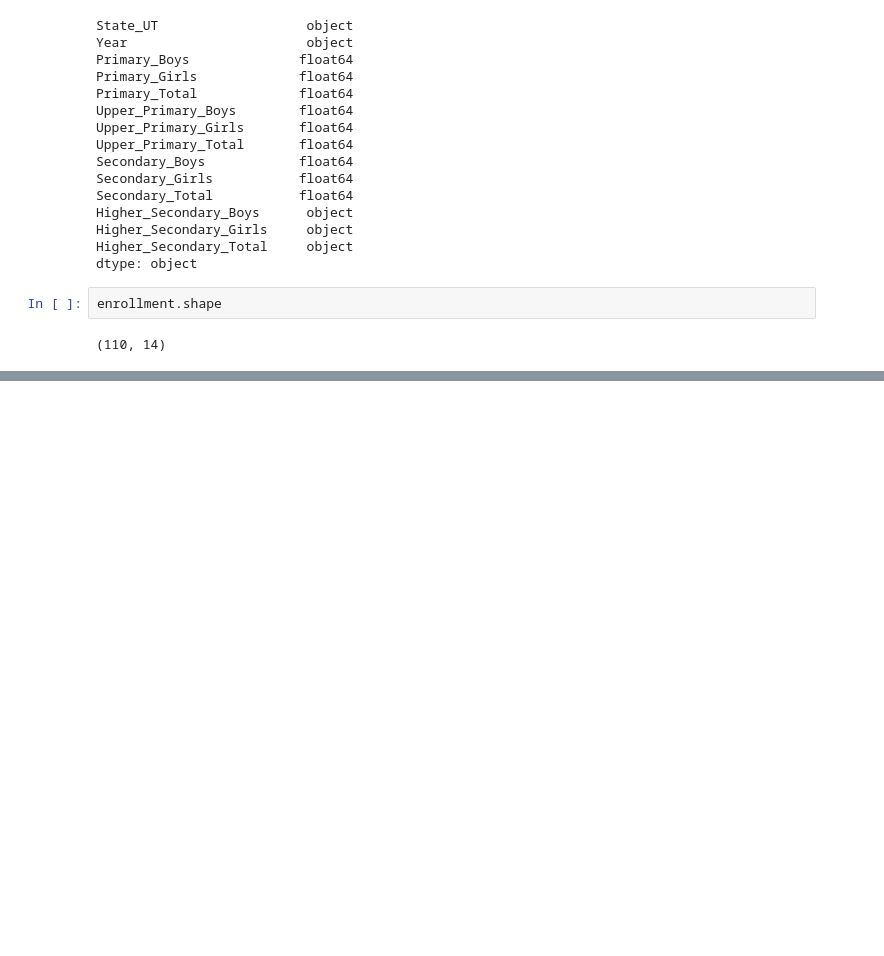
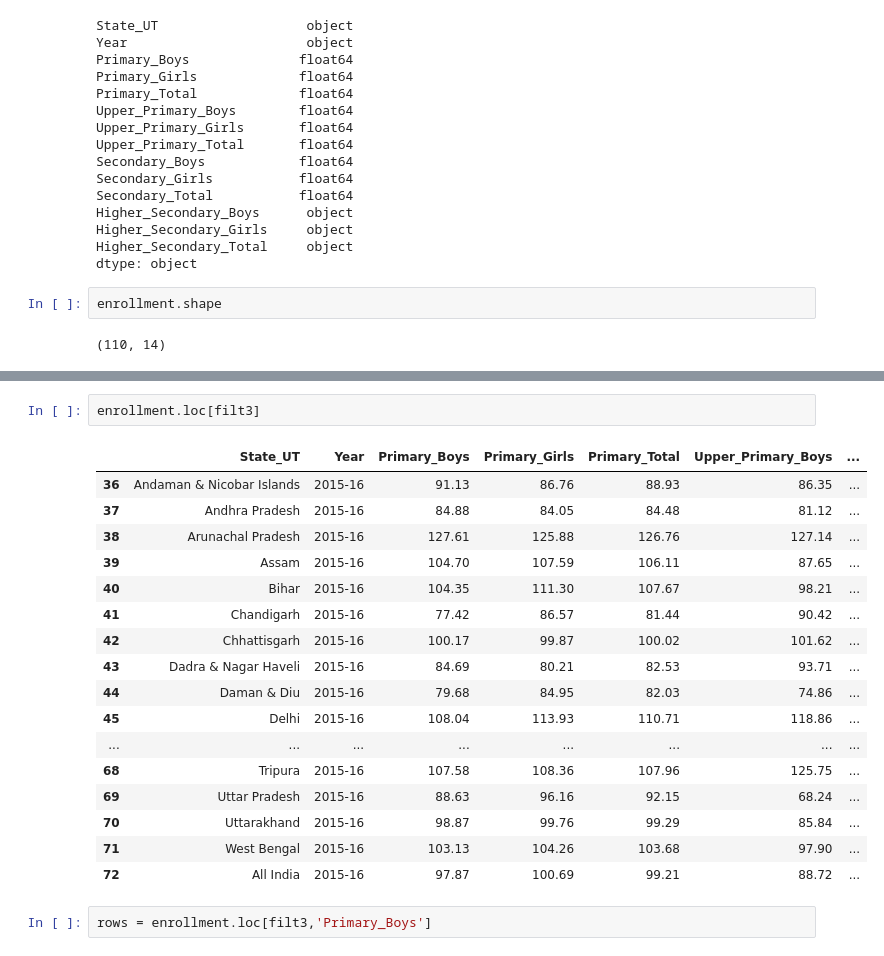
Before and after one commit to javedali-dev/Data-analysis-of-indian-schools, a Jupyter notebook: enrollment.ipynb, the cells around one changed output, grey strips where cells are left out. Saved outputs shown, nothing was run; the diff lists cells and outputs as text; blank space fills up the shorter version.

```diff
--- a/enrollment.ipynb
+++ b/enrollment.ipynb
@@ -52,0 +99,22 @@ enrollment.head()
+# %%
+enrollment.loc[filt3]
+# %% [output]
+|  | State_UT | Year | Primary_Boys | Primary_Girls | Primary_Total | Upper_Primary_Boys | ... |
+| 36 | Andaman & Nicobar Islands | 2015-16 | 91.13 | 86.76 | 88.93 | 86.35 | ... |
+| 37 | Andhra Pradesh | 2015-16 | 84.88 | 84.05 | 84.48 | 81.12 | ... |
+| 38 | Arunachal Pradesh | 2015-16 | 127.61 | 125.88 | 126.76 | 127.14 | ... |
+| 39 | Assam | 2015-16 | 104.70 | 107.59 | 106.11 | 87.65 | ... |
+| 40 | Bihar | 2015-16 | 104.35 | 111.30 | 107.67 | 98.21 | ... |
+| 41 | Chandigarh | 2015-16 | 77.42 | 86.57 | 81.44 | 90.42 | ... |
+| 42 | Chhattisgarh | 2015-16 | 100.17 | 99.87 | 100.02 | 101.62 | ... |
+| 43 | Dadra & Nagar Haveli | 2015-16 | 84.69 | 80.21 | 82.53 | 93.71 | ... |
+| 44 | Daman & Diu | 2015-16 | 79.68 | 84.95 | 82.03 | 74.86 | ... |
+| 45 | Delhi | 2015-16 | 108.04 | 113.93 | 110.71 | 118.86 | ... |
+| ... | ... | ... | ... | ... | ... | ... | ... |
+| 68 | Tripura | 2015-16 | 107.58 | 108.36 | 107.96 | 125.75 | ... |
+| 69 | Uttar Pradesh | 2015-16 | 88.63 | 96.16 | 92.15 | 68.24 | ... |
+| 70 | Uttarakhand | 2015-16 | 98.87 | 99.76 | 99.29 | 85.84 | ... |
+| 71 | West Bengal | 2015-16 | 103.13 | 104.26 | 103.68 | 97.90 | ... |
+| 72 | All India | 2015-16 | 97.87 | 100.69 | 99.21 | 88.72 | ... |
+# %%
+rows = enrollment.loc[filt3,'Primary_Boys']
```
Also changed, not shown: parts of 7 cells of this notebook.
